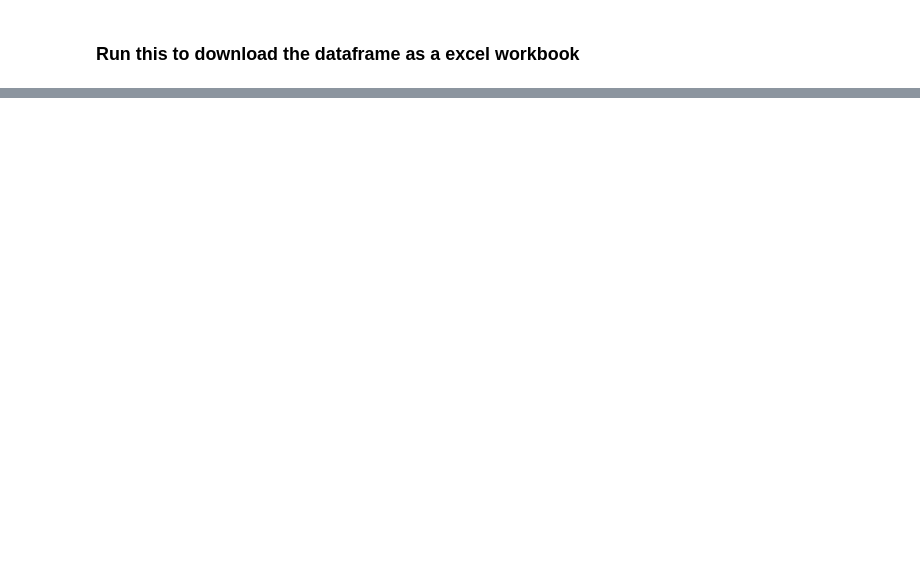
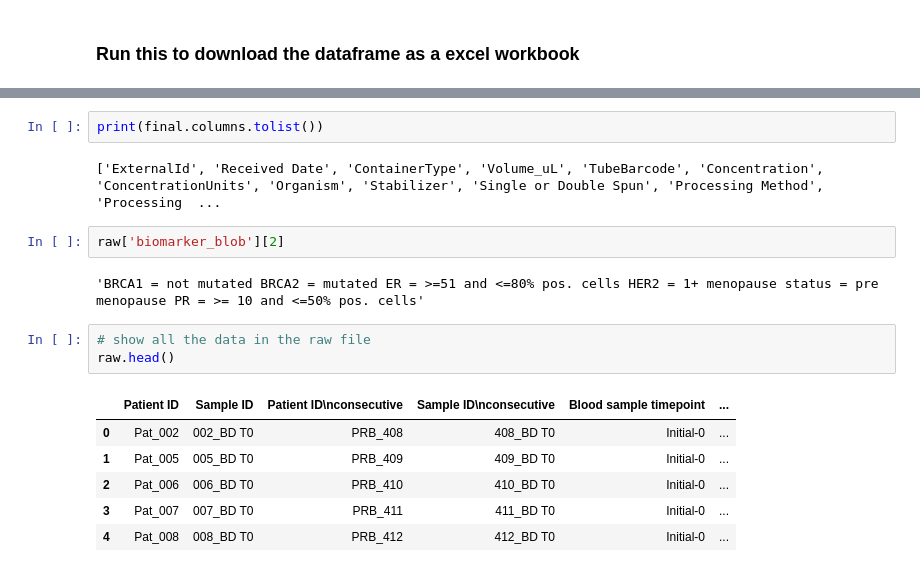
Before and after one commit to nalikapalayoor/clinical-data-cleaning-pipeline, a Jupyter notebook: raw_to_template.ipynb, the cells around one changed output, grey strips where cells are left out. Cells and saved outputs as stored; diff of their text form; blank space fills up the shorter version.

```diff
--- a/raw_to_template.ipynb
+++ b/raw_to_template.ipynb
@@ -457,0 +535,18 @@ FileLink(output_path)
+# %%
+print(final.columns.tolist())
+# %% [output]
+['ExternalId', 'Received Date', 'ContainerType', 'Volume_uL', 'TubeBarcode', 'Concentration', 'ConcentrationUnits', 'Organism', 'Stabilizer', 'Single or Double Spun', 'Processing Method', 'Processing  ...
+# %%
+raw['biomarker_blob'][2]
+# %% [output]
+'BRCA1 = not mutated BRCA2 = mutated ER = >=51 and <=80% pos. cells HER2 = 1+ menopause status = pre menopause PR = >= 10 and <=50% pos. cells'
+# %%
+# show all the data in the raw file
+raw.head()
+# %% [output]
+|  | Patient ID | Sample ID | Patient ID\nconsecutive | Sample ID\nconsecutive | Blood sample timepoint | ... |
+| 0 | Pat_002 | 002_BD T0 | PRB_408 | 408_BD T0 | Initial-0 | ... |
+| 1 | Pat_005 | 005_BD T0 | PRB_409 | 409_BD T0 | Initial-0 | ... |
+| 2 | Pat_006 | 006_BD T0 | PRB_410 | 410_BD T0 | Initial-0 | ... |
+| 3 | Pat_007 | 007_BD T0 | PRB_411 | 411_BD T0 | Initial-0 | ... |
+| 4 | Pat_008 | 008_BD T0 | PRB_412 | 412_BD T0 | Initial-0 | ... |
```
Also changed, not shown: parts of 7 cells of this notebook.
